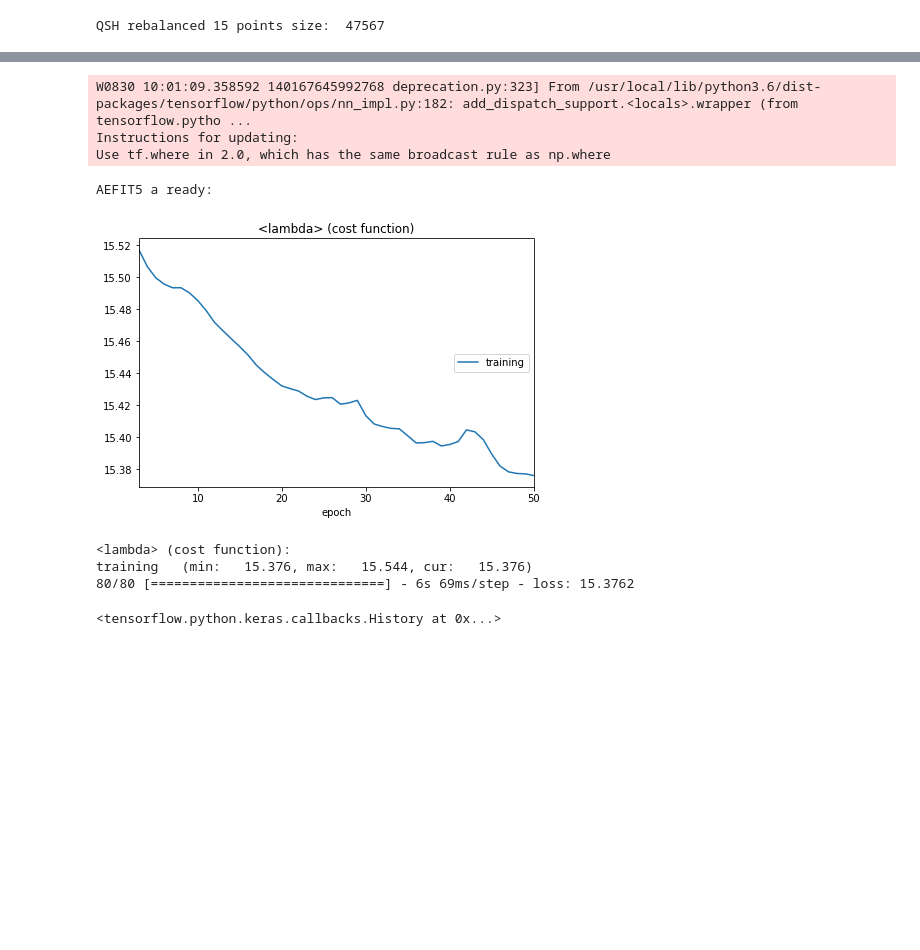
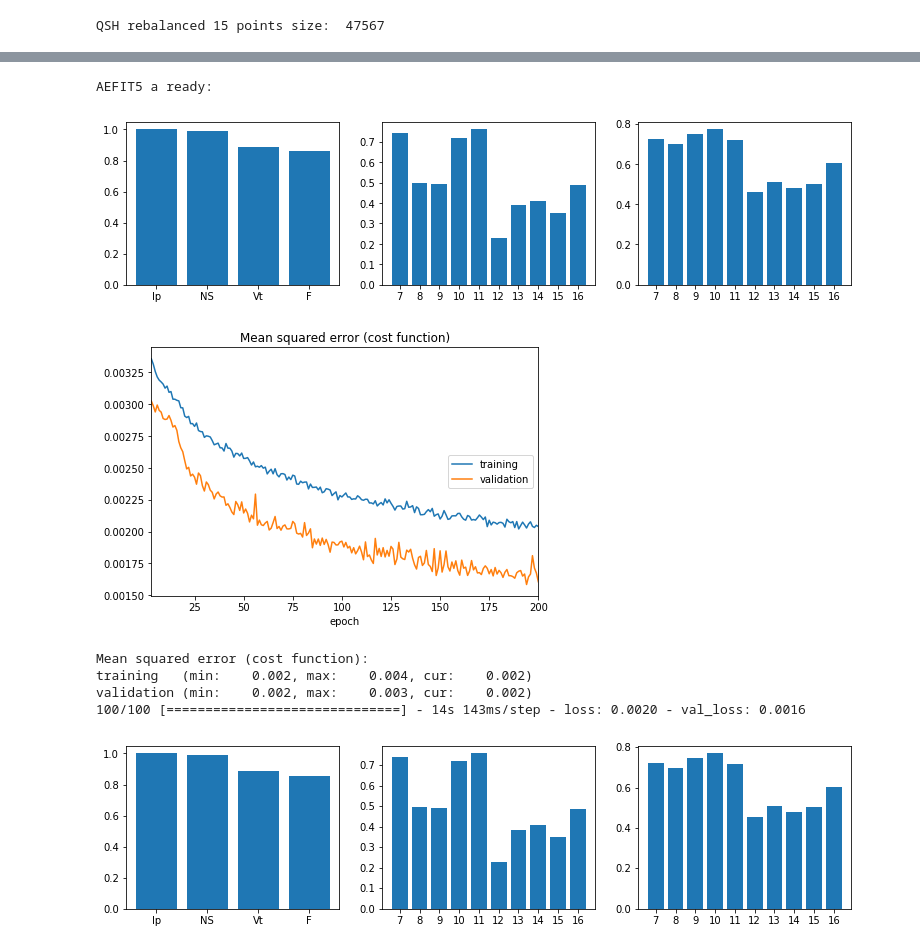
Before and after one commit to AndreaRigoni/rfx-hunch, a Jupyter notebook: src/Tprofile_read/jpnb/STEP12 - SXR from Parameters.ipynb, the cells around one changed output, grey strips where cells are left out. Drawn from its saved outputs; the diff is of its cells as text; code cells hidden in the pictures; blank space fills up the shorter version.

```diff
--- a/src/Tprofile_read/jpnb/STEP12 - SXR from Parameters.ipynb
+++ b/src/Tprofile_read/jpnb/STEP12 - SXR from Parameters.ipynb
@@ -33,8 +67,8 @@ except: raise FileNotFoundError
 qsh.shuffle()
 qsh.dim = None
 qsh.set_null(np.nan)
-# qsh.set_normal_positive(['prel','te','tbordo','tcentro', 'Ip','NS','VT','F'])  ## use this for Br_rm
-qsh.set_normal_positive(['prel','te','tbordo','tcentro', 'Ip','NS','VT','F','absBr_rm','argBr_rm'])
+qsh.set_normal_positive(['prel','te','tbordo','tcentro', 'Ip','NS','VT','F'])  ## use this for Br_rm
+# qsh.set_normal_positive(['prel','te','tbordo','tcentro', 'Ip','NS','VT','F','absBr_rm','argBr_rm'])
 
 # qsh.unbias_mean(0.5, 'te')
 # qsh.set_normal_positive(['te'])
@@ -90,29 +110,29 @@ tf.py_func is deprecated in TF V2. Instead, there are two
-# %%
-gan = models.AEFIT5.AEFIT5(latent_dim=24, feature_dim=30, dprate=0., scale=1, geometry=[1,80,80,50])
-gan.inference_net.trainable = False
-l1 = tf.keras.regularizers.l1
-l2 = tf.keras.regularizers.l2
-for l in gan.generative_net.layers:
-    if issubclass(type(l), tf.keras.layers.Dense):
-        l.activity_regularizer = l1(0.01)
-# gan.generative_net.compile( gan.optimizer, loss = tf.losses.mean_absolute_error )
-gan.generative_net.compile( tf.optimizers.Adam(1e-3), loss = gan.loss )
-# %% [output]
-W0830 10:01:09.358592 140167645992768 deprecation.py:323] From /usr/local/lib/python3.6/dist-packages/tensorflow/python/ops/nn_impl.py:182: add_dispatch_support.<locals>.wrapper (from tensorflow.pytho ...
-Instructions for updating:
-Use tf.where in 2.0, which has the same broadcast rule as np.where
-AEFIT5 a ready:
-# %%
-# models.base.train_thread(gan.generative_net, ds, epoch=30, batch=100, learning_rate=1e-3, callbacks=[]).control_panel()
-import livelossplot.keras
-class PlotLossesCallback(livelossplot.keras.PlotLossesCallback):
-    def on_train_batch_begin(self, a, b): pass
-    def on_train_batch_end(self, a, b): pass
-
-gan.generative_net.fit( ds.batch(100).take(80), epochs=50, callbacks=[PlotLossesCallback()] )
-# %% [output]
-[figure, removed]
-<lambda> (cost function):
-training   (min:   15.376, max:   15.544, cur:   15.376)
-80/80 [==============================] - 6s 69ms/step - loss: 15.3762
-<tensorflow.python.keras.callbacks.History at 0x...>
+# %%
+vae = models.AEFIT5.AEFIT5(latent_dim=24, feature_dim=30, dprate=0.1, scale=1, geometry=[80,80,80,40])
+vae.inference_net.trainable = False
+gen = vae.generative_net
+# %% [output]
+AEFIT5 a ready:
+# %%
+# TRAIN MODEL
+rel = gen.layers[0]
+rel.rate = 0.3
+# l1_l2 = tf.keras.regularizers.l1_l2
+# for l in gen.layers:
+#     if issubclass(type(l), tf.keras.layers.Dense):
+#         l.activity_regularizer = l1_l2(0.01)
+
+gen.compile( tf.optimizers.Adam(1e-3), tf.losses.mse )
+print(rel.weights)
+
+# qsh.shuffle()
+history = gen.fit( ds.skip(3000).batch(100).take(100), validation_data=ds.take(3000).batch(100).take(100), epochs=200,
+                  callbacks=[PlotLossesCallback(), PlotRelevanceCallback()] )
+# %% [output]
+[figure, added]
+[figure, added]
+Mean squared error (cost function):
+training   (min:    0.002, max:    0.004, cur:    0.002)
+validation (min:    0.002, max:    0.003, cur:    0.002)
+100/100 [==============================] - 14s 143ms/step - loss: 0.0020 - val_loss: 0.0016
+[figure, added]
```
Also changed, not shown: parts of 21 cells of this notebook, 12 other files.
